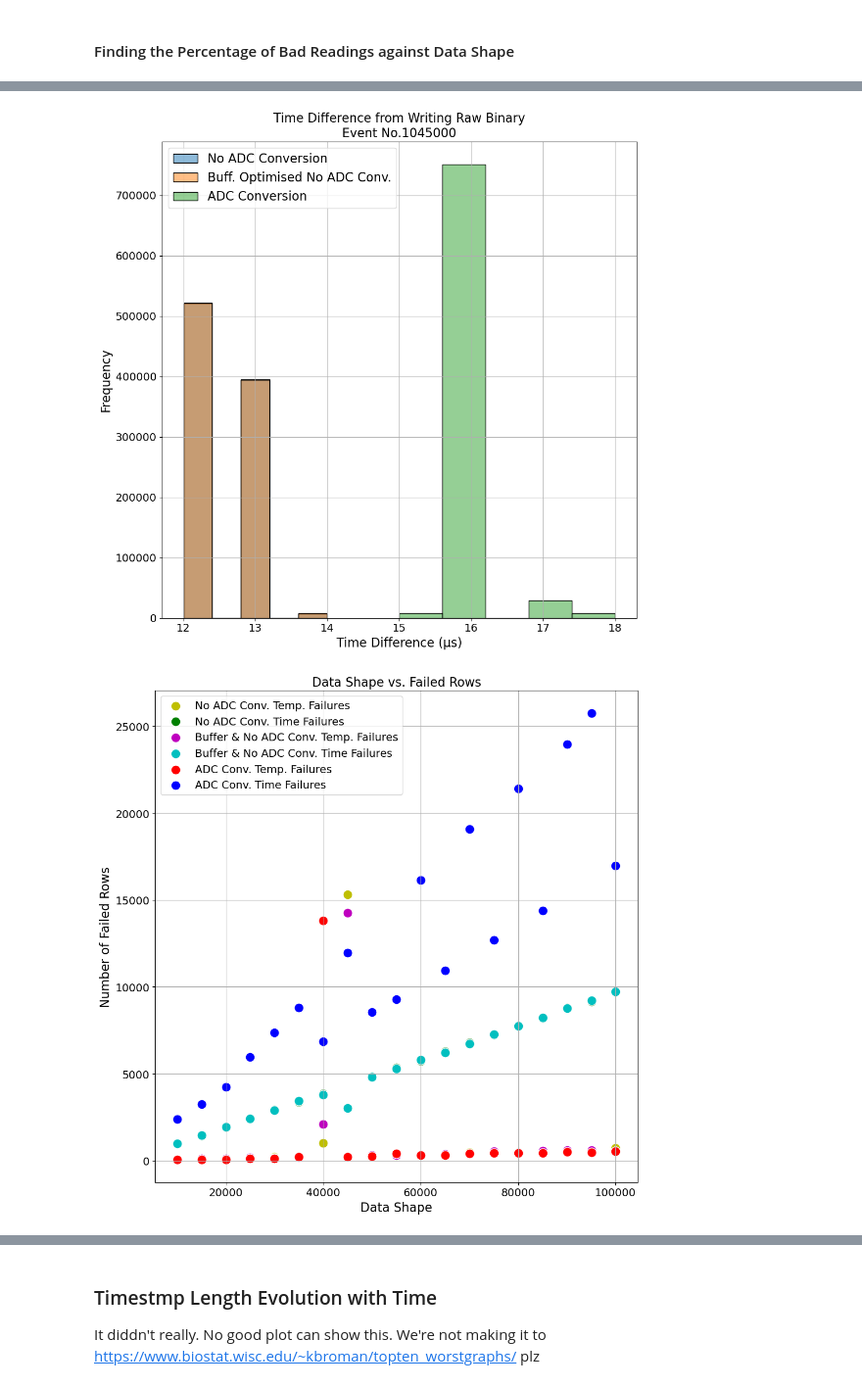
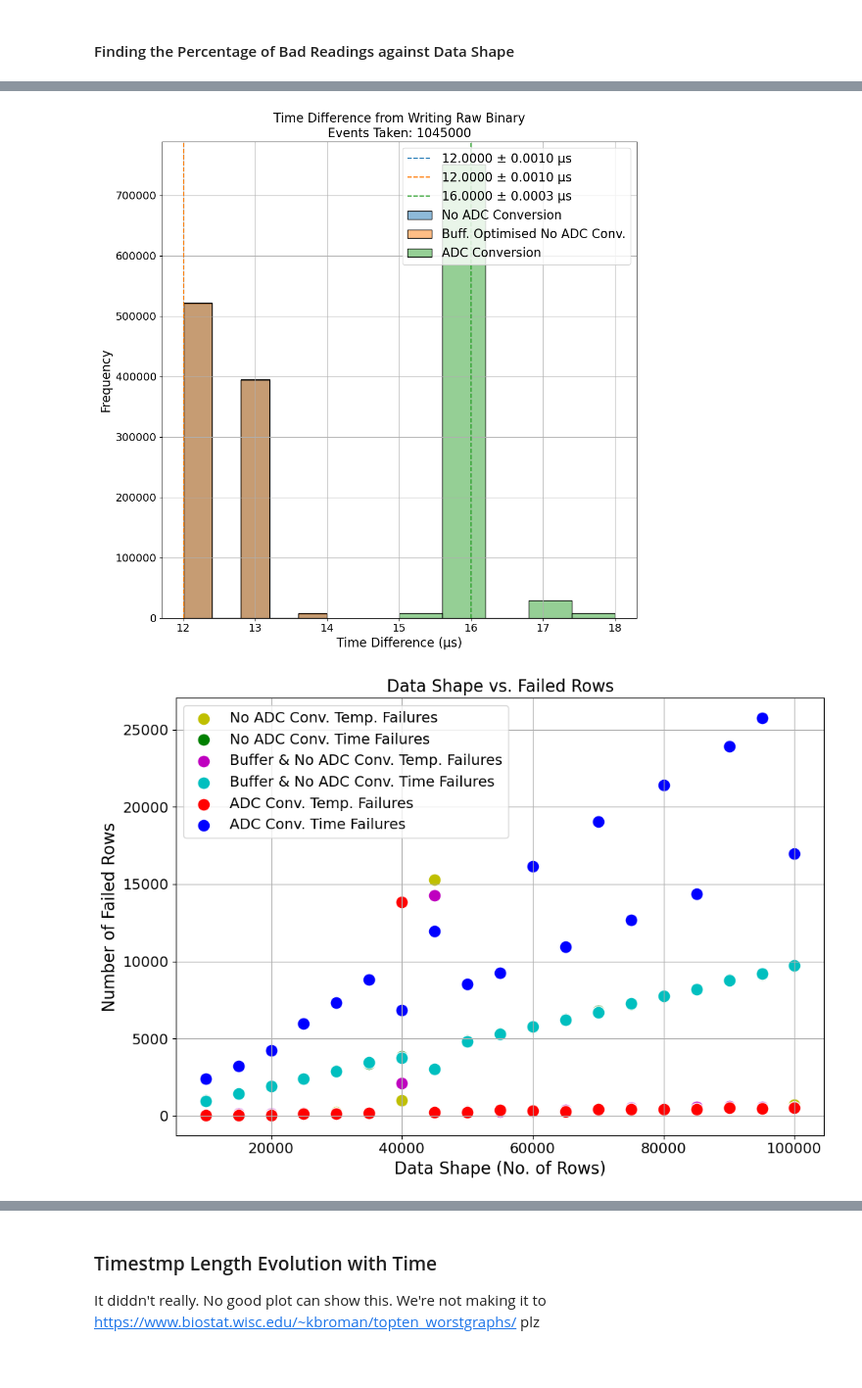
Before and after one commit to The-Great-Nate/DAQLab_Pico_DataAnalysis, a Jupyter notebook: python/visualisation_code/read_unstruct_binary.ipynb, the cells around one changed output, grey strips where cells are left out. Shown at 98% size. Cells and saved outputs as stored; diff of their text form; code cells hidden in the pictures.

```diff
--- a/python/visualisation_code/read_unstruct_binary.ipynb
+++ b/python/visualisation_code/read_unstruct_binary.ipynb
@@ -507,7 +507,7 @@ failures_df = {cat: pd.DataFrame(failures[cat]) for cat in failures}
 
 # Concatenate good time data
 combined_time_diffs = {category: np.concatenate(time_diffs[category]) for category in time_diffs}
-
+median_labels = {}
 # Calculate median and mean time differences with sensible errors (it worked)
 for name, diffs in combined_time_diffs.items():
     if len(diffs) == 0:
@@ -527,20 +527,30 @@ for name, diffs in combined_time_diffs.items():
     print(f"Percentage error: {sem_manual / mean_diff * 100}%")
     print(f"Median frequency: {1 / median_diff * 1E6} ± {(1 / median_diff**2) * sem_manual * 1E6} Hz")
     print(f"Mean frequency: {1 / mean_diff * 1E6} ± {(1 / mean_diff**2) * sem_manual * 1E6} Hz")
+    if name == "colsize2":
+        median_labels[name] = [f"{median_diff:.2f}00 ± {sem_manual:.4f} µs", median_diff]
+    else:
+        median_labels[name] = [f"{median_diff:.2f}00 ± {sem_manual:.3f}0 µs", median_diff]
 
+palette = {"opt_colsize2": "tab:blue",
+           "opt_buffer_colsize2": "tab:orange",
+           "colsize2": "tab:green"}
 # Plotting histogram of time diffs
 plt.figure(figsize=(10, 10))
 no_events = np.sum(np.arange(10000, 100001, 5000))
 sns.histplot(combined_time_diffs["opt_colsize2"], kde=False, label="No ADC Conversion", bins=5, alpha=0.5)
 sns.histplot(combined_time_diffs["opt_buffer_colsize2"], kde=False, label="Buff. Optimised No ADC Conv.", bins=5, alpha=0.5)
 sns.histplot(combined_time_diffs["colsize2"], kde=False, label="ADC Conversion", bins=5, alpha=0.5)
+plt.axvline(median_labels["opt_colsize2"][1], color=palette["opt_colsize2"], linestyle='--', label=median_labels["opt_colsize2"][0])
+plt.axvline(median_labels["opt_buffer_colsize2"][1], color=palette["opt_buffer_colsize2"], linestyle='--', label=median_labels["opt_buffer_colsize2"][0])
+plt.axvline(median_labels["colsize2"][1], color=palette["colsize2"], linestyle='--', label=median_labels["colsize2"][0])
 plt.xlabel("Time Difference (µs)", fontsize = 16)
 plt.ylabel("Frequency", fontsize = 16)
 plt.legend(fontsize = 16)
 plt.grid(True)
 plt.xticks(fontsize=14)
 plt.yticks(fontsize=14)
-plt.title(f"Time Difference from Writing Raw Binary\nEvent No.{no_events}", fontsize = 16)
+plt.title(f"Time Difference from Writing Raw Binary\nEvents Taken: {no_events}", fontsize = 16)
 plt.tight_layout()
 plt.savefig("Histograms of Raw Bin.pdf", bbox_inches = "tight", format = "pdf")
 plt.show()
@@ -558,7 +568,7 @@ smaller_labels = {
 }
 
 # Plotting percentage of failed rows
-plt.figure(figsize=(10, 10))
+plt.figure(figsize=(10, 7))
 for category, df in failures_df.items():
     sns.scatterplot(data=df, x="num_rows", y="temp_failures", label=f"{smaller_labels[category]} Temp. Failures", color=category_colors[category]["temp_failures"], s = 150)
     sns.scatterplot(data=df, x="num_rows", y="time_failures", label=f"{smaller_labels[category]} Time Failures", color=category_colors[category]["time_failures"], s = 150)
@@ -580,35 +590,35 @@ for category, df in failures_df.items():
         pass
     else:
         plt.scatter(df["num_rows"], df["time_failures"], label = {category})
         plt.xlabel("Data Shape", fontsize = 16)
         plt.ylabel("Number of Failed Rows", fontsize = 16)
         plt.title(f"Data Shape vs. Failed Rows (time only)\nNo Buffer vs. Buffer", fontsize = 16)
         plt.xticks(fontsize=14)
         plt.yticks(fontsize=14)
         plt.legend()
         plt.tight_layout()
 plt.savefig(f"failed data_time_only.pdf", format = "pdf", bbox_inches = "tight")
 plt.show()
 # %% [output]
 opt_colsize2
 opt_buffer_colsize2
 colsize2
 
 opt_colsize2 Analysis:
 Median time difference: 12.0 ± 0.0005336054521703362 µs
 Mean time difference: 12.443990423676485 ± 0.0005336054521703362 µs
 Manual SEM: 0.0005336054521703362 µs, Library SEM: 0.0005336057411965008 µs
 Percentage error: 0.004288057399618975%
 Median frequency: 83333.33333333333 ± 3.7055934178495566 Hz
 Mean frequency: 80360.07469897726 ± 3.44588612946883 Hz
 
 ... (11 lines left out)
 Manual SEM: 0.0003249147278436276 µs, Library SEM: 0.0003249149319608592 µs
 Percentage error: 0.0020247953590086603%
 Median frequency: 62500.0 ± 1.2691981556391703 Hz
 Mean frequency: 62317.746334451724 ± 1.261806835618768 Hz
-[figure, old version]
+[figure, new version]
-[figure, old version]
+[figure, new version]
 [figure]
 # %% [markdown]
 ### Timestmp Length Evolution with Time
```
Also changed, not shown: parts of 1 cell of this notebook, 1 other file.
